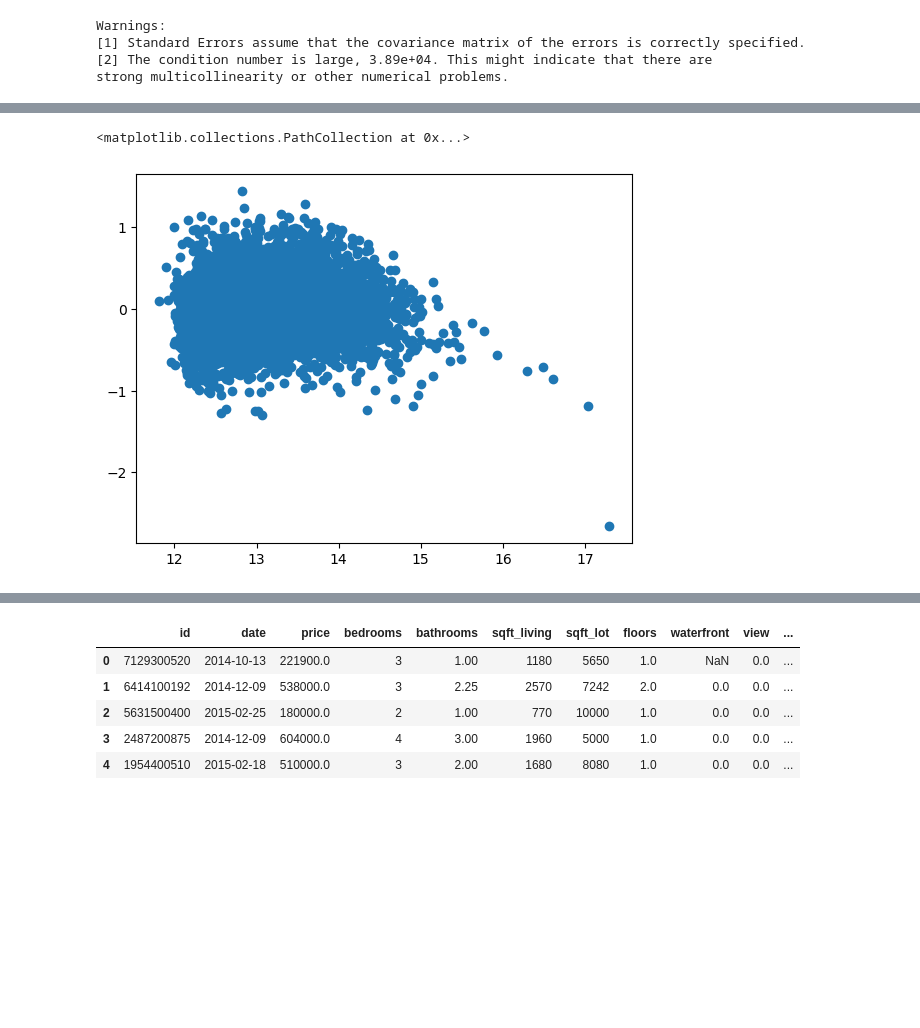
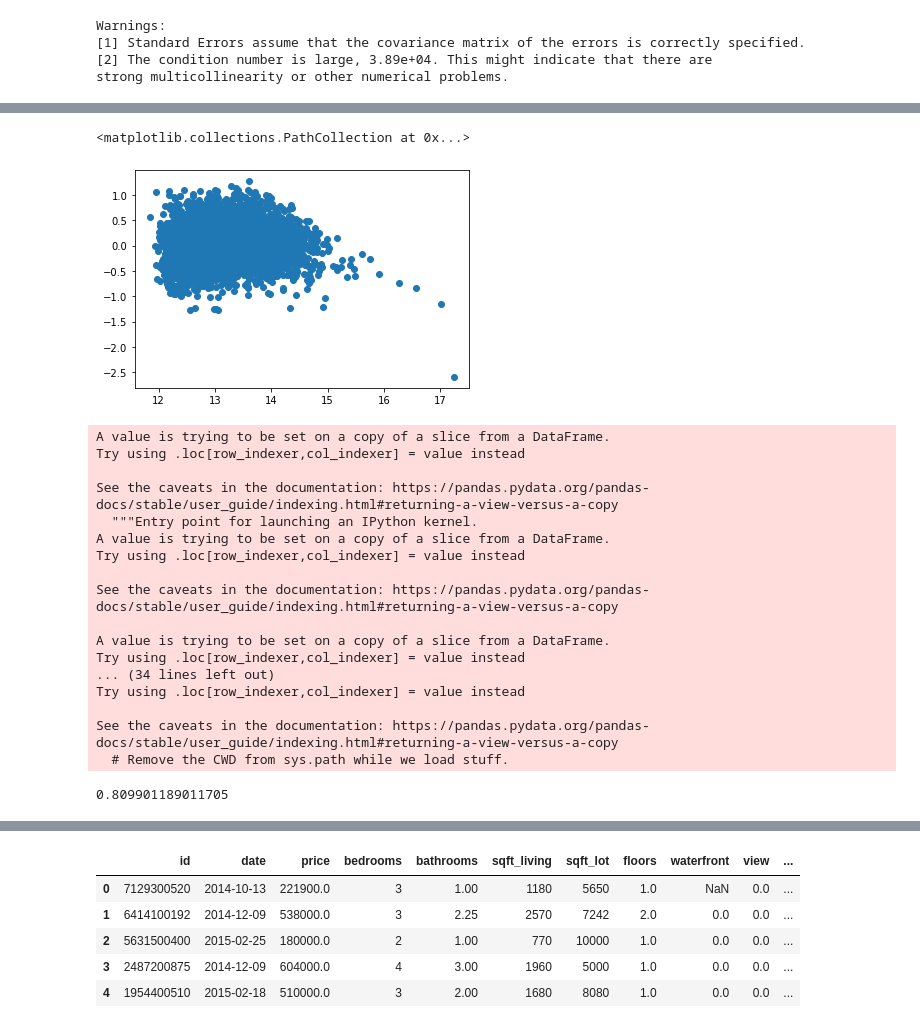
Before and after one commit to RavenNHW/Mod_2_Project, a Jupyter notebook: Executive Notebook.ipynb, the cells around one changed output, grey strips where cells are left out. Cells and saved outputs as stored; diff of their text form; code cells hidden in the pictures; blank space fills up the shorter version.

Commit message:
added train_test splits

```diff
--- a/Executive Notebook.ipynb
+++ b/Executive Notebook.ipynb
@@ -186,7 +184,7 @@ kmeans.inertia_
 SSE = []
 for cluster in range(1,20):
     kmeans = KMeans(n_jobs = -1, n_clusters = cluster, init='k-means++')
-    kmeans.fit(data_scaled)
+    kmeans.fit(train_scaled)
     SSE.append(kmeans.inertia_)
 
 # converting the results into a dataframe and plotting them
@@ -250,16 +253,15 @@ def bearing_from(flat, flong, lat, long):
     bearing = np.arctan2(delta_lon, delta_fi)
     return bearing
 # %%
-df['dist_c0'] = distance_from(centers_frame['klat'][0], centers_frame['klong'][0], df.lat, df.long)
-df['bear_c0'] = bearing_from(centers_frame['klat'][0], centers_frame['klong'][0], df.lat, df.long)
-df['dist_c1'] = distance_from(centers_frame['klat'][1], centers_frame['klong'][1], df.lat, df.long)
-df['bear_c1'] = bearing_from(centers_frame['klat'][1], centers_frame['klong'][1], df.lat, df.long)
-df['dist_c2'] = distance_from(centers_frame['klat'][2], centers_frame['klong'][2], df.lat, df.long)
-df['bear_c2'] = bearing_from(centers_frame['klat'][2], centers_frame['klong'][2], df.lat, df.long)
-df['dist_c3'] = distance_from(centers_frame['klat'][3], centers_frame['klong'][3], df.lat, df.long)
-df['bear_c3'] = bearing_from(centers_frame['klat'][3], centers_frame['klong'][3], df.lat, df.long)
-df['dist_c4'] = distance_from(centers_frame['klat'][4], centers_frame['klong'][4], df.lat, df.long)
-df['bear_c4'] = bearing_from(centers_frame['klat'][4], centers_frame['klong'][4], df.lat, df.long)
-df.drop(columns=['split_level', 'cluster_db'], inplace=True)
-df.head()
+train_set['dist_c0'] = distance_from(train_centers_frame['klat'][0], train_centers_frame['klong'][0], train_set.lat, train_set.long)
+train_set['bear_c0'] = bearing_from(train_centers_frame['klat'][0], train_centers_frame['klong'][0], train_set.lat, train_set.long)
+train_set['dist_c1'] = distance_from(train_centers_frame['klat'][1], train_centers_frame['klong'][1], train_set.lat, train_set.long)
+train_set['bear_c1'] = bearing_from(train_centers_frame['klat'][1], train_centers_frame['klong'][1], train_set.lat, train_set.long)
+train_set['dist_c2'] = distance_from(train_centers_frame['klat'][2], train_centers_frame['klong'][2], train_set.lat, train_set.long)
+train_set['bear_c2'] = bearing_from(train_centers_frame['klat'][2], train_centers_frame['klong'][2], train_set.lat, train_set.long)
+train_set['dist_c3'] = distance_from(train_centers_frame['klat'][3], train_centers_frame['klong'][3], train_set.lat, train_set.long)
+train_set['bear_c3'] = bearing_from(train_centers_frame['klat'][3], train_centers_frame['klong'][3], train_set.lat, train_set.long)
+train_set['dist_c4'] = distance_from(train_centers_frame['klat'][4], train_centers_frame['klong'][4], train_set.lat, train_set.long)
+train_set['bear_c4'] = bearing_from(train_centers_frame['klat'][4], train_centers_frame['klong'][4], train_set.lat, train_set.long)
+train_set.head()
 # %% [output]
@@ -272,0 +292,3 @@ df.head()
+# %%
+train_set['cluster'] = train_frame['cluster']
+train_set.head()
@@ -273,5 +308,5 @@ df.head()
 # %%
-model = smf.ols('log_price ~ sqft_living  + dist_c1*bear_c1 + dist_c2*bear_c2 + dist_c3*bear_c3 + dist_c4*bear_c4', data=df)
+model = smf.ols('log_price ~ sqft_living + dist_c0*bear_c0 + bear_c1 + dist_c2*bear_c2 + dist_c3*bear_c3 + dist_c4*bear_c4', data=train_set)
 fitted_model = model.fit()
 
 fitted_model.summary()
@@ -311,11 +347,55 @@ Warnings:
 strong multicollinearity or other numerical problems.
 # %%
-x_preds = df[['sqft_living', 'dist_c1', 'bear_c1', 'dist_c2', 'bear_c2', 'dist_c3', 'bear_c3', 'dist_c4', 'bear_c4']]
-y_actual = df['log_price']
+x_preds = train_set[['sqft_living', 'dist_c0', 'bear_c0', 'bear_c1', 'dist_c2', 'bear_c2', 'dist_c3', 'bear_c3', 'dist_c4', 'bear_c4']]
+y_actual = train_set['log_price']
 model_predictions = fitted_model.predict(x_preds)
 residuals = y_actual - model_predictions
 plt.scatter(model_predictions, residuals)
 # %% [output]
 <matplotlib.collections.PathCollection at 0x...>
-[figure, old version]
+[figure, new version]
+# %%
+test_set['dist_c0'] = distance_from(train_centers_frame['klat'][0], train_centers_frame['klong'][0], test_set.lat, test_set.long)
+test_set['bear_c0'] = bearing_from(train_centers_frame['klat'][0], train_centers_frame['klong'][0], test_set.lat, test_set.long)
+test_set['dist_c1'] = distance_from(train_centers_frame['klat'][1], train_centers_frame['klong'][1], test_set.lat, test_set.long)
+test_set['bear_c1'] = bearing_from(train_centers_frame['klat'][1], train_centers_frame['klong'][1], test_set.lat, test_set.long)
+test_set['dist_c2'] = distance_from(train_centers_frame['klat'][2], train_centers_frame['klong'][2], test_set.lat, test_set.long)
+test_set['bear_c2'] = bearing_from(train_centers_frame['klat'][2], train_centers_frame['klong'][2], test_set.lat, test_set.long)
+test_set['dist_c3'] = distance_from(train_centers_frame['klat'][3], train_centers_frame['klong'][3], test_set.lat, test_set.long)
+test_set['bear_c3'] = bearing_from(train_centers_frame['klat'][3], train_centers_frame['klong'][3], test_set.lat, test_set.long)
+test_set['dist_c4'] = distance_from(train_centers_frame['klat'][4], train_centers_frame['klong'][4], test_set.lat, test_set.long)
+test_set['bear_c4'] = bearing_from(train_centers_frame['klat'][4], train_centers_frame['klong'][4], test_set.lat, test_set.long)
+
+
+
+test_x_preds = test_set[['sqft_living', 'dist_c0', 'bear_c0', 'bear_c1', 'dist_c2', 'bear_c2', 'dist_c3', 'bear_c3', 'dist_c4', 'bear_c4']]
+
+test_preds = fitted_model.predict(test_x_preds)
+
+log_price_mean = test_set.log_price.mean()
+TSS = ((test_set.log_price - (log_price_mean))**2).sum()
+RSS = ((test_set.log_price - test_preds)**2).sum()
+
+R_sq = 1 - (RSS / TSS)
+
+R_sq
+# %% [output]
+A value is trying to be set on a copy of a slice from a DataFrame.
+Try using .loc[row_indexer,col_indexer] = value instead
+
+See the caveats in the documentation: https://pandas.pydata.org/pandas-docs/stable/user_guide/indexing.html#returning-a-view-versus-a-copy
+  """Entry point for launching an IPython kernel.
+A value is trying to be set on a copy of a slice from a DataFrame.
+Try using .loc[row_indexer,col_indexer] = value instead
+
+See the caveats in the documentation: https://pandas.pydata.org/pandas-docs/stable/user_guide/indexing.html#returning-a-view-versus-a-copy
+
+A value is trying to be set on a copy of a slice from a DataFrame.
+Try using .loc[row_indexer,col_indexer] = value instead
+... (34 lines left out)
+Try using .loc[row_indexer,col_indexer] = value instead
+
+See the caveats in the documentation: https://pandas.pydata.org/pandas-docs/stable/user_guide/indexing.html#returning-a-view-versus-a-copy
+  # Remove the CWD from sys.path while we load stuff.
+0.809901189011705
 # %%
```
Also changed, not shown: parts of 14 cells of this notebook.
